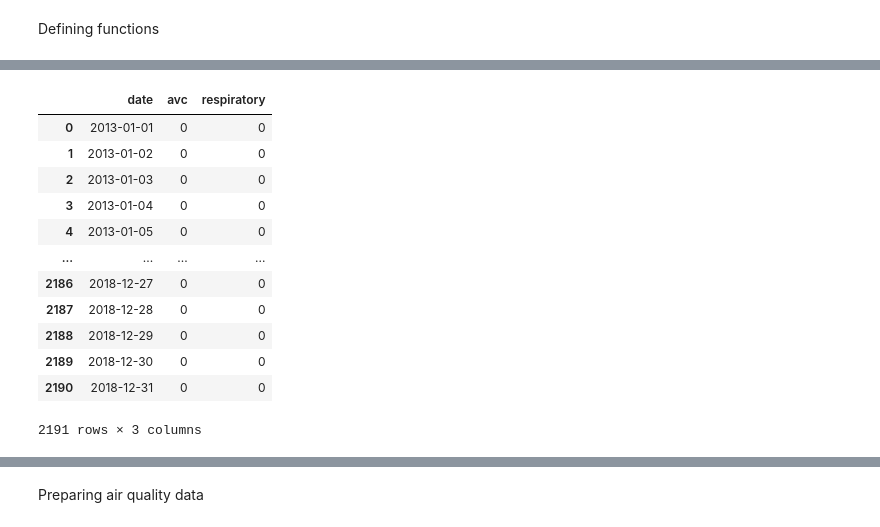
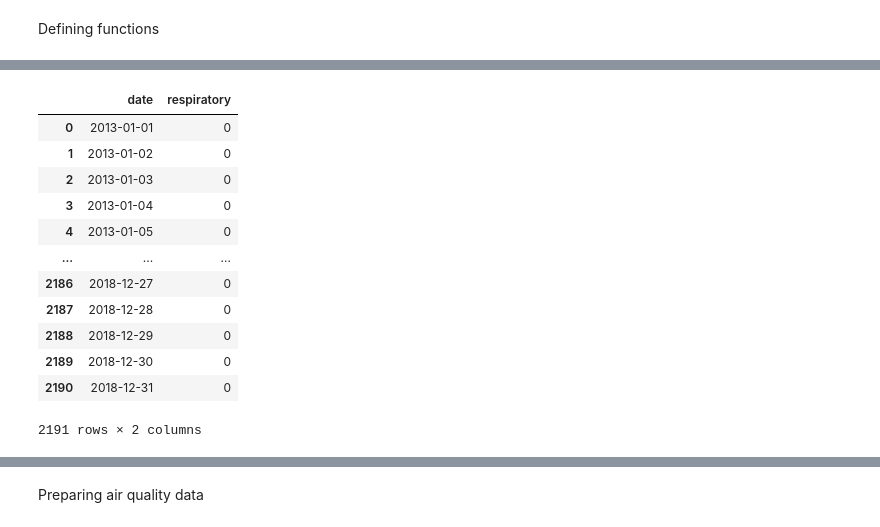
Before and after one commit to MatheusCJesus/avc-predictions, a Jupyter notebook: notebooks/0.2-mcj-data-preparation.ipynb, the cells around one changed output, grey strips where cells are left out. Saved outputs shown, nothing was run; the diff lists cells and outputs as text; code cells hidden in the pictures.

```diff
--- a/notebooks/0.2-mcj-data-preparation.ipynb
+++ b/notebooks/0.2-mcj-data-preparation.ipynb
@@ -164,22 +180,21 @@ df
 # %%
 df_datetime = pd.DataFrame(pd.date_range(start="2013/1/1", end="2018/12/31", freq='D'), columns=["date"])
 df_datetime.insert(1, "respiratory", 0)
-df_datetime.insert(1, "avc", 0)
 df_datetime
 # %% [output]
-|  | date | avc | respiratory |
-| 0 | 2013-01-01 | 0 | 0 |
-| 1 | 2013-01-02 | 0 | 0 |
-| 2 | 2013-01-03 | 0 | 0 |
-| 3 | 2013-01-04 | 0 | 0 |
-| 4 | 2013-01-05 | 0 | 0 |
-| ... | ... | ... | ... |
-| 2186 | 2018-12-27 | 0 | 0 |
-| 2187 | 2018-12-28 | 0 | 0 |
-| 2188 | 2018-12-29 | 0 | 0 |
-| 2189 | 2018-12-30 | 0 | 0 |
-| 2190 | 2018-12-31 | 0 | 0 |
+|  | date | respiratory |
+| 0 | 2013-01-01 | 0 |
+| 1 | 2013-01-02 | 0 |
+| 2 | 2013-01-03 | 0 |
+| 3 | 2013-01-04 | 0 |
+| 4 | 2013-01-05 | 0 |
+| ... | ... | ... |
+| 2186 | 2018-12-27 | 0 |
+| 2187 | 2018-12-28 | 0 |
+| 2188 | 2018-12-29 | 0 |
+| 2189 | 2018-12-30 | 0 |
+| 2190 | 2018-12-31 | 0 |
-2191 rows × 3 columns
+2191 rows × 2 columns
 # %%
 df = df.loc[~(df.data.dt.year == 2012)]
 # %%
```
Also changed, not shown: parts of 24 cells of this notebook, 43 other files.
